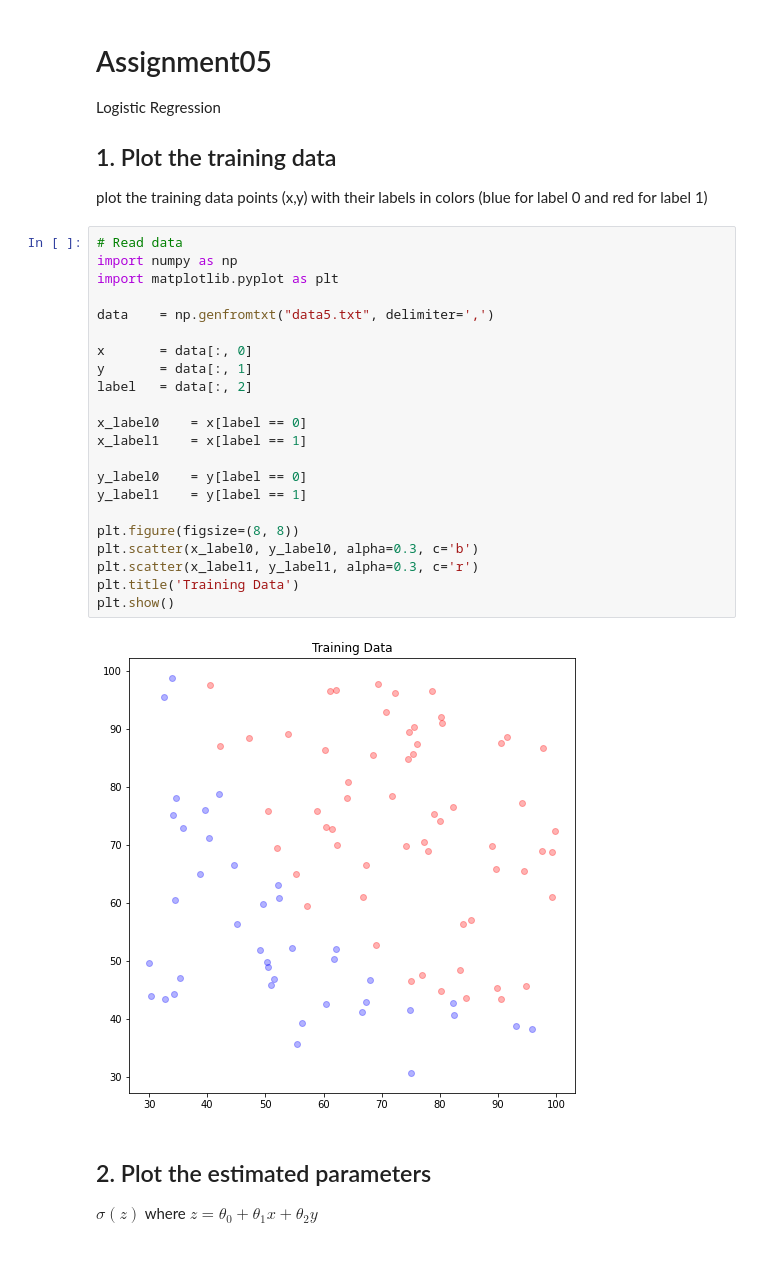
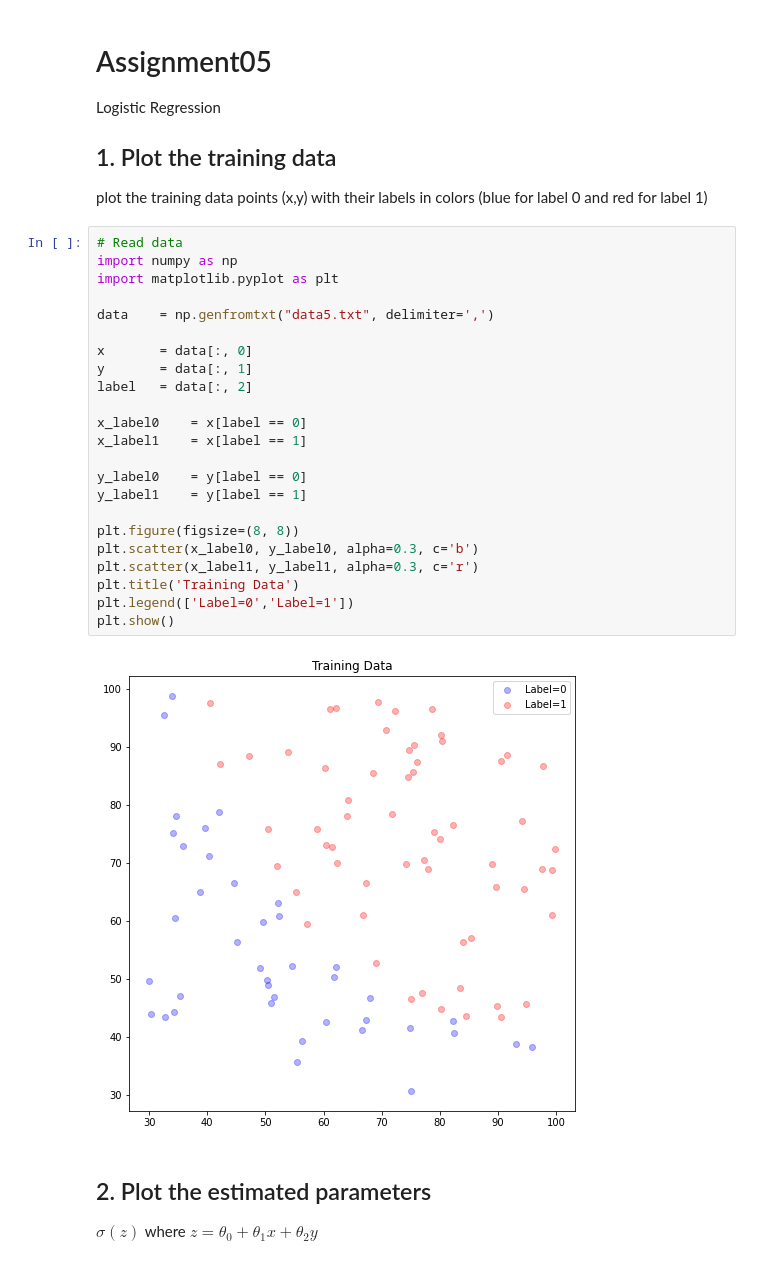
Before and after one commit to fxnnxc/class-MachineLearning, a Jupyter notebook: Assignment05.ipynb, the cells around one changed output. Drawn from its saved outputs; the diff is of its cells as text.

```diff
--- a/Assignment05.ipynb
+++ b/Assignment05.ipynb
@@ -10,27 +10,28 @@ plot the training data points (x,y) with their labels in colors (blue for label
 # %%
 # Read data
 import numpy as np
 import matplotlib.pyplot as plt
 
 data    = np.genfromtxt("data5.txt", delimiter=',')
 
 x       = data[:, 0]
 y       = data[:, 1]
 label   = data[:, 2]
 
 x_label0    = x[label == 0]
 x_label1    = x[label == 1]
 
 y_label0    = y[label == 0]
 y_label1    = y[label == 1]
 
 plt.figure(figsize=(8, 8))
 plt.scatter(x_label0, y_label0, alpha=0.3, c='b')
 plt.scatter(x_label1, y_label1, alpha=0.3, c='r')
 plt.title('Training Data')
+plt.legend(['Label=0','Label=1'])
 plt.show()
 # %% [output]
-[figure, old version]
+[figure, new version]
 # %% [markdown]
 ## 2. Plot the estimated parameters
 
```
Also changed, not shown: parts of 9 cells of this notebook.
